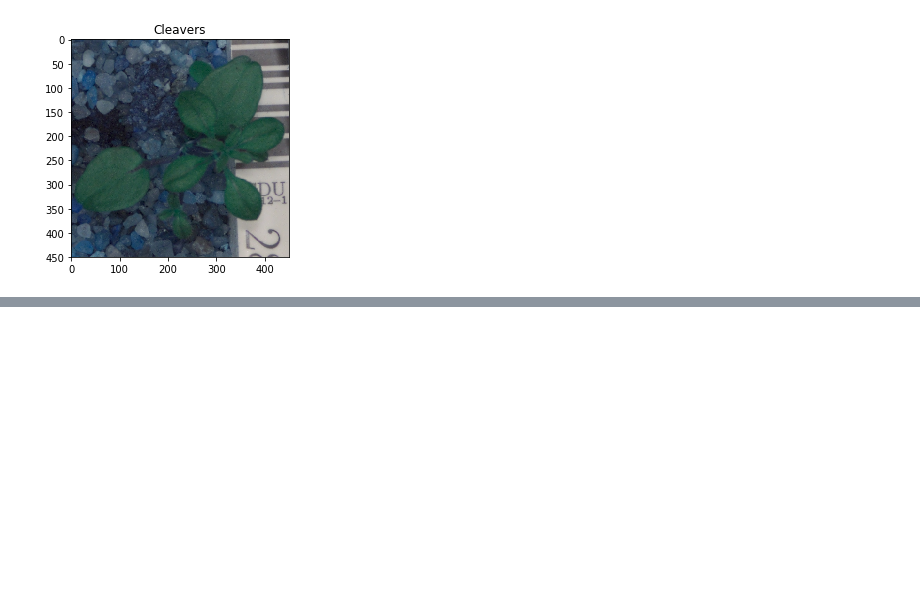
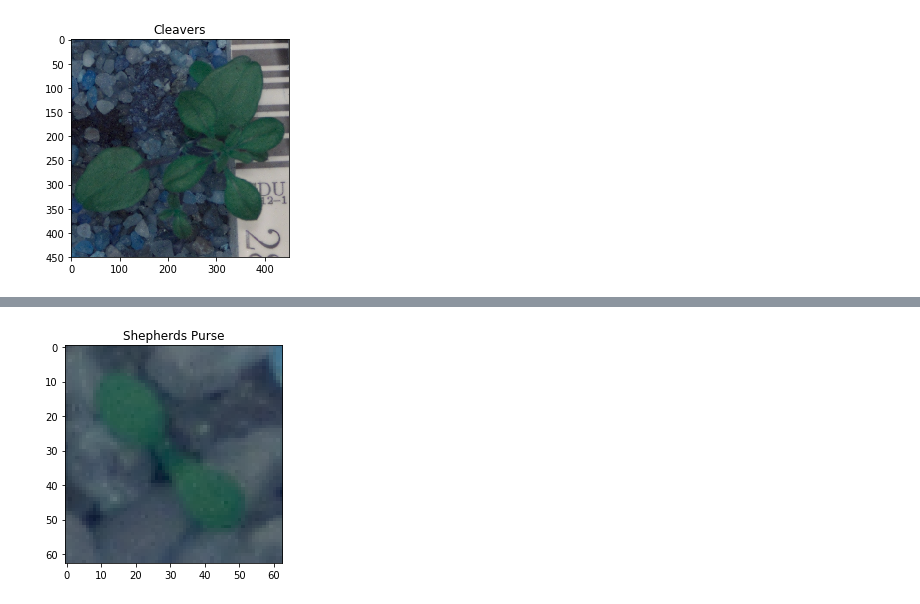
Before and after one commit to ngilmore/ml_model_deployment, a Jupyter notebook: notebooks/2.0-ng-differentiate-weeds-using-cnn.ipynb, the cells around one changed output, grey strips where cells are left out. Saved outputs shown, nothing was run; the diff lists cells and outputs as text; code cells hidden in the pictures; blank space fills up the shorter version.

```diff
--- a/notebooks/2.0-ng-differentiate-weeds-using-cnn.ipynb
+++ b/notebooks/2.0-ng-differentiate-weeds-using-cnn.ipynb
@@ -224,0 +234,4 @@ plot_single_image(images_df, 0)
+# %%
+plot_single_image(images_df, 3000)
+# %% [output]
+[figure, added]
```
Also changed, not shown: parts of 4 cells of this notebook.
